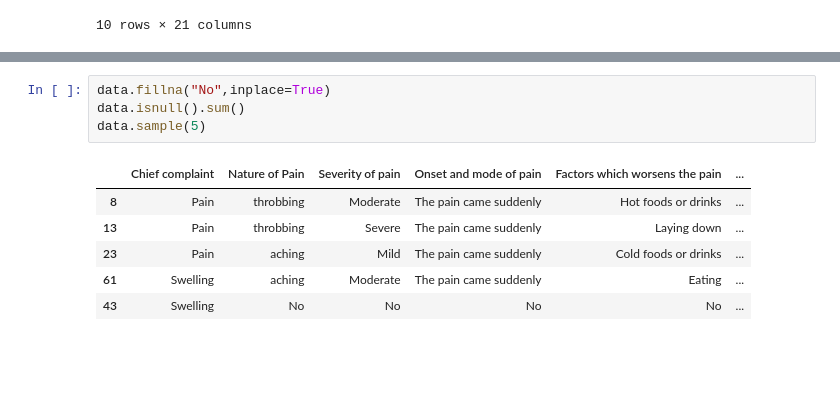
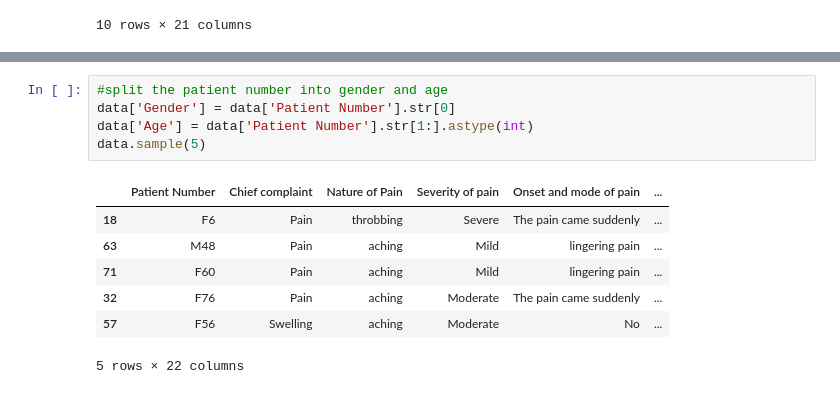
Before and after one commit to TheHuntsman4/Klepio, a Jupyter notebook: model/DentAI.ipynb, the cells around one changed output, grey strips where cells are left out. Saved outputs shown, nothing was run; the diff lists cells and outputs as text; blank space fills up the shorter version.

```diff
--- a/model/DentAI.ipynb
+++ b/model/DentAI.ipynb
@@ -106,14 +103,16 @@ data.sample(5)
-# %%
-data.fillna("No",inplace=True)
-data.isnull().sum()
-data.sample(5)
-# %% [output]
-|  | Chief complaint | Nature of Pain | Severity of pain | Onset and mode of pain | Factors which worsens the pain | ... |
-| 8 | Pain | throbbing | Moderate | The pain came suddenly | Hot foods or drinks | ... |
-| 13 | Pain | throbbing | Severe | The pain came suddenly | Laying down | ... |
-| 23 | Pain | aching | Mild | The pain came suddenly | Cold foods or drinks | ... |
-| 61 | Swelling | aching | Moderate | The pain came suddenly | Eating | ... |
-| 43 | Swelling | No | No | No | No | ... |
+# %%
+#split the patient number into gender and age
+data['Gender'] = data['Patient Number'].str[0]
+data['Age'] = data['Patient Number'].str[1:].astype(int)
+data.sample(5)
+# %% [output]
+|  | Patient Number | Chief complaint | Nature of Pain | Severity of pain | Onset and mode of pain | ... |
+| 18 | F6 | Pain | throbbing | Severe | The pain came suddenly | ... |
+| 63 | M48 | Pain | aching | Mild | lingering pain | ... |
+| 71 | F60 | Pain | aching | Mild | lingering pain | ... |
+| 32 | F76 | Pain | aching | Moderate | The pain came suddenly | ... |
+| 57 | F56 | Swelling | aching | Moderate | No | ... |
+5 rows × 22 columns
 # %%
 #using ordinal encoder to change the fields to numerical values
 encode=OrdinalEncoder(dtype=float)
```
Also changed, not shown: parts of 7 cells of this notebook.
